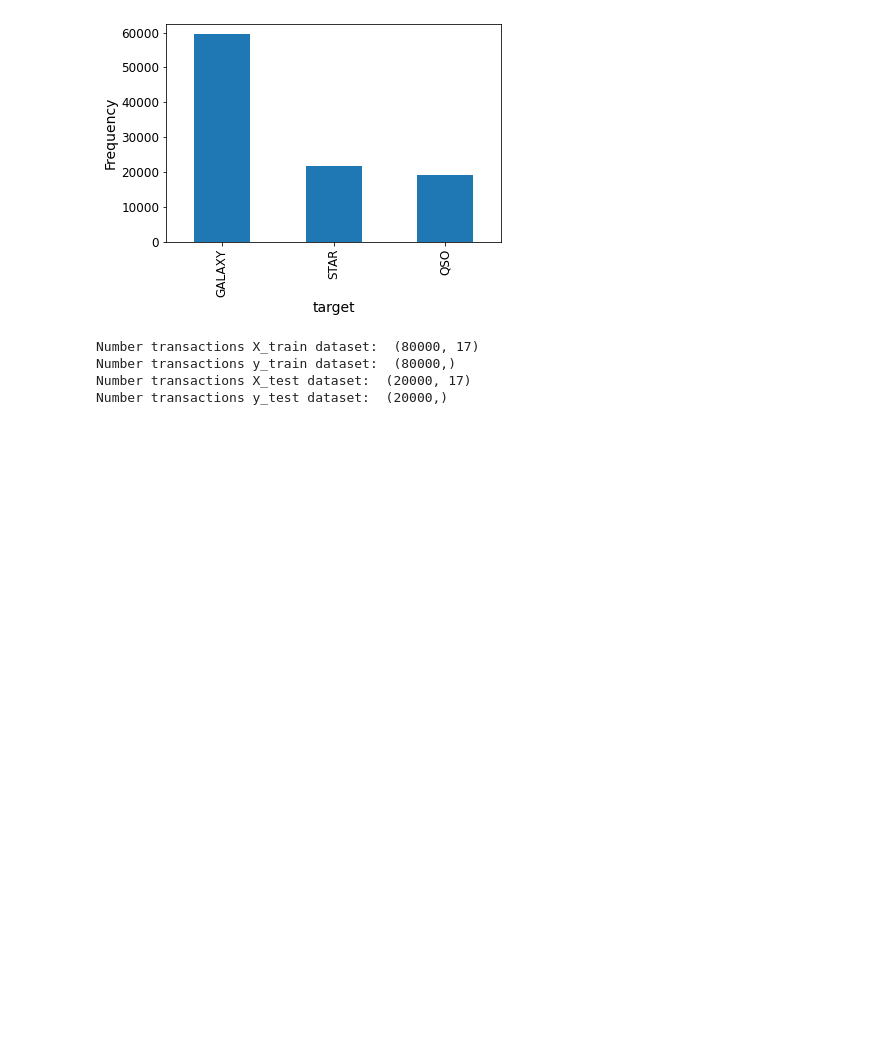
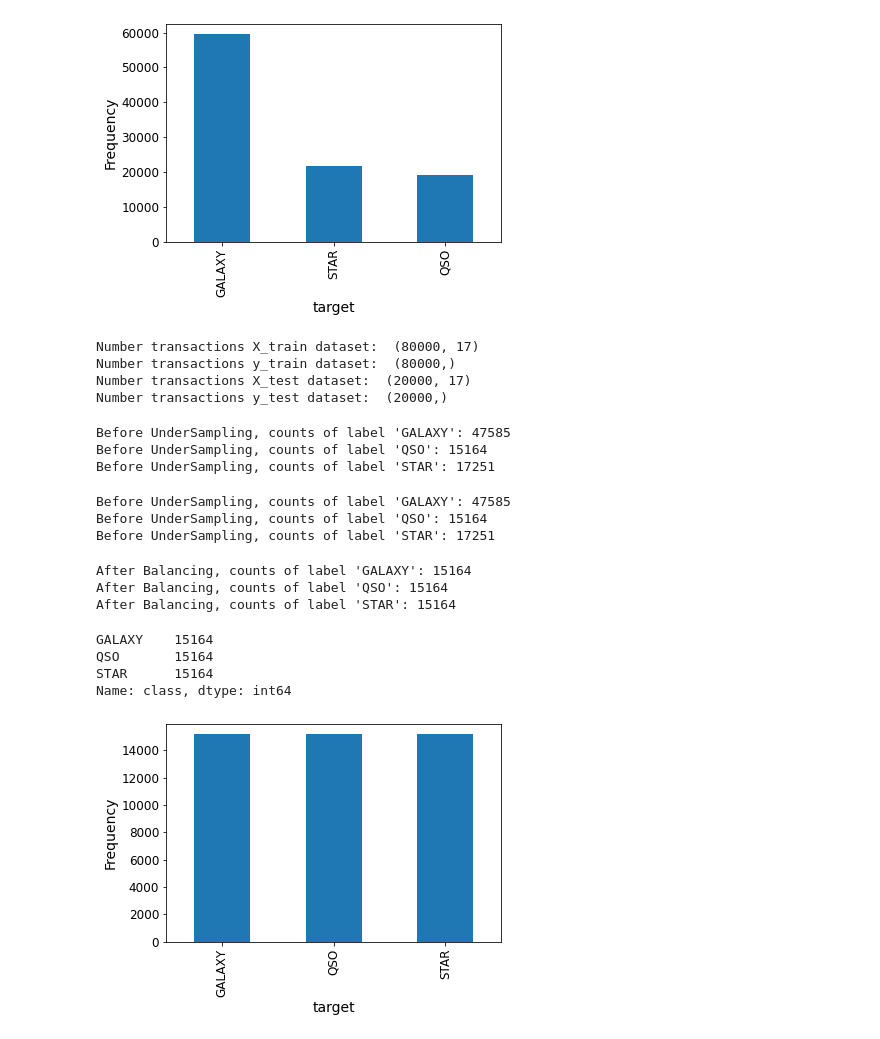
Before and after one commit to Be-Cenzo/SpaceAI, a Jupyter notebook: Scripts/Pipeline.ipynb, the cells around one changed output. Cells and saved outputs as stored; diff of their text form; code cells hidden in the pictures; blank space fills up the shorter version.

```diff
--- a/Scripts/Pipeline.ipynb
+++ b/Scripts/Pipeline.ipynb
@@ -192,3 +144,17 @@ print("Before OverSampling, counts of label '0': {} \n".format(sum(y_train == 0)
 
 sm = SMOTE(random_state=42)
 X_train_res, y_train_res = sm.fit_resample(X_train, y_train)
+# %%
+#Undersampling utilizzando RandomUnderSampler
+from imblearn.under_sampling import RandomUnderSampler
+
+print("Before UnderSampling, counts of label 'GALAXY': {}".format(sum(y_train == "GALAXY")))
+print("Before UnderSampling, counts of label 'QSO': {}".format(sum(y_train == "QSO")))
+print("Before UnderSampling, counts of label 'STAR': {} \n".format(sum(y_train == "STAR")))
+
+rus = RandomUnderSampler(random_state=42)
+X_train_res, y_train_res = rus.fit_resample(X_train, y_train)
+# %% [output]
+Before UnderSampling, counts of label 'GALAXY': 47585
+Before UnderSampling, counts of label 'QSO': 15164
+Before UnderSampling, counts of label 'STAR': 17251
@@ -195,4 +171,35 @@ X_train_res, y_train_res = sm.fit_resample(X_train, y_train)
+# %%
+#Undersampling utilizzando NearMiss
+from imblearn.under_sampling import NearMiss
+
+print("Before UnderSampling, counts of label 'GALAXY': {}".format(sum(y_train == "GALAXY")))
+print("Before UnderSampling, counts of label 'QSO': {}".format(sum(y_train == "QSO")))
+print("Before UnderSampling, counts of label 'STAR': {} \n".format(sum(y_train == "STAR")))
+
+nm = NearMiss()
+X_train_res, y_train_res = nm.fit_resample(X_train, y_train)
+# %% [output]
+Before UnderSampling, counts of label 'GALAXY': 47585
+Before UnderSampling, counts of label 'QSO': 15164
+Before UnderSampling, counts of label 'STAR': 17251
 # %%
-print("After OverSampling, counts of label '1': {}".format(sum(y_train_res == 1)))
-print("After OverSampling, counts of label '0': {}".format(sum(y_train_res == 0)))
+print("After Balancing, counts of label 'GALAXY': {}".format(sum(y_train_res == "GALAXY")))
+print("After Balancing, counts of label 'QSO': {}".format(sum(y_train_res ==  "QSO")))
+print("After Balancing, counts of label 'STAR': {}".format(sum(y_train_res ==  "STAR")))
+# %% [output]
+After Balancing, counts of label 'GALAXY': 15164
+After Balancing, counts of label 'QSO': 15164
+After Balancing, counts of label 'STAR': 15164
+# %%
+#plot della distribuzione della variabile target dopo il bilanciamento
+pd.value_counts(y_train_res).plot.bar()
+plt.xlabel('target')
+plt.ylabel('Frequency')
+y_train_res.value_counts()
+# %% [output]
+GALAXY    15164
+QSO       15164
+STAR      15164
+Name: class, dtype: int64
+[figure, added]
 # %%
```
Also changed, not shown: parts of 25 cells of this notebook, 19 other files.
